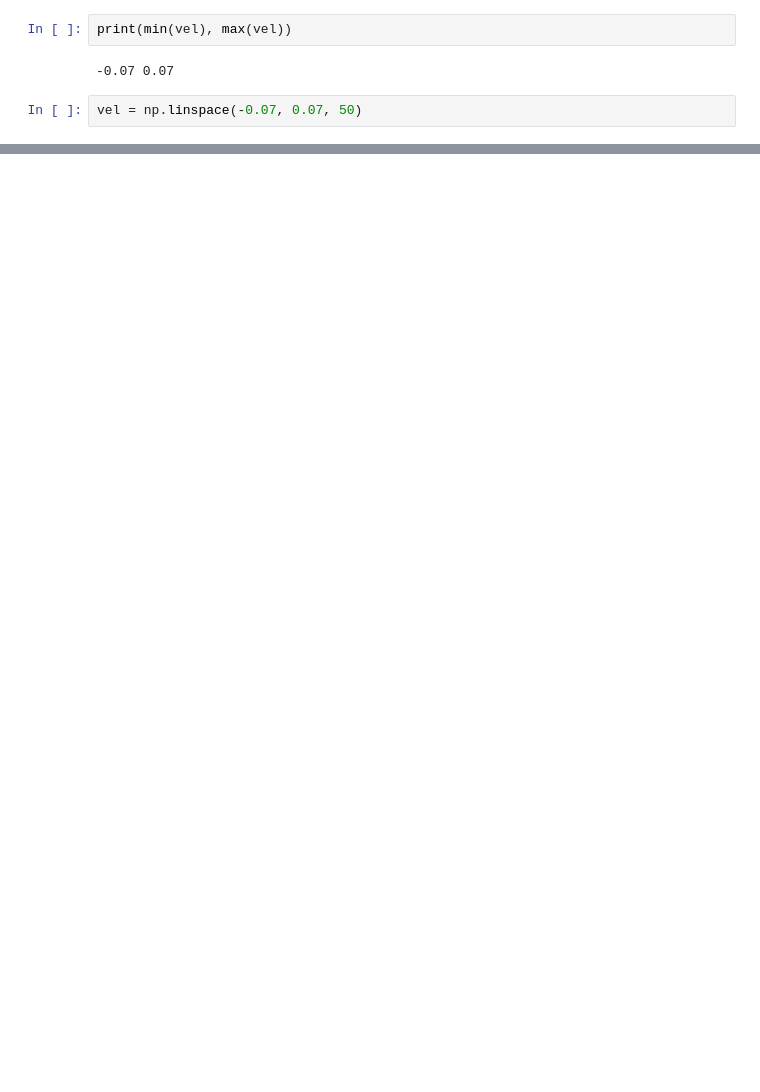
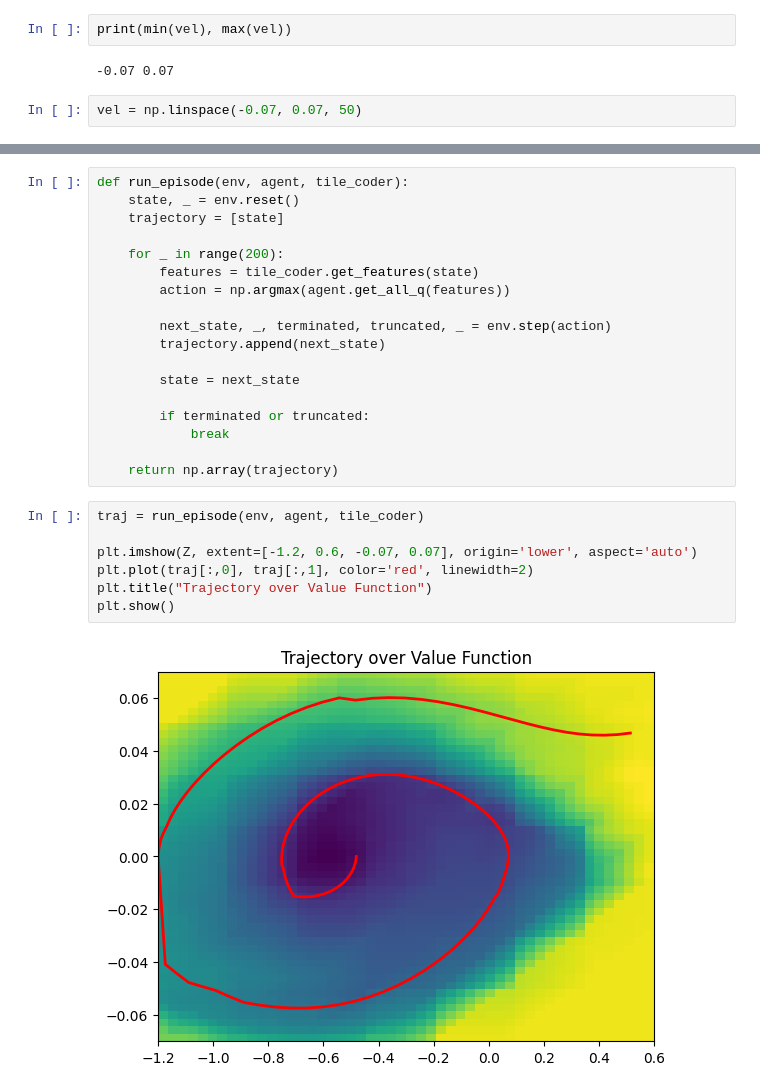
Before and after one commit to sanad0123/Reinforcement-Learning-MSDS684, a Jupyter notebook: Lab 5/Lab_5.ipynb, the cells around one changed output, grey strips where cells are left out. Cells and saved outputs as stored; diff of their text form; blank space fills up the shorter version.

```diff
--- a/Lab 5/Lab_5.ipynb
+++ b/Lab 5/Lab_5.ipynb
@@ -235,0 +308,27 @@ vel = np.linspace(-0.07, 0.07, 50)
+# %%
+def run_episode(env, agent, tile_coder):
+    state, _ = env.reset()
+    trajectory = [state]
+
+    for _ in range(200):
+        features = tile_coder.get_features(state)
+        action = np.argmax(agent.get_all_q(features))
+
+        next_state, _, terminated, truncated, _ = env.step(action)
+        trajectory.append(next_state)
+
+        state = next_state
+
+        if terminated or truncated:
+            break
+
+    return np.array(trajectory)
+# %%
+traj = run_episode(env, agent, tile_coder)
+
+plt.imshow(Z, extent=[-1.2, 0.6, -0.07, 0.07], origin='lower', aspect='auto')
+plt.plot(traj[:,0], traj[:,1], color='red', linewidth=2)
+plt.title("Trajectory over Value Function")
+plt.show()
+# %% [output]
+[figure, added]
```
Also changed, not shown: parts of 8 cells of this notebook, 9 other files.
